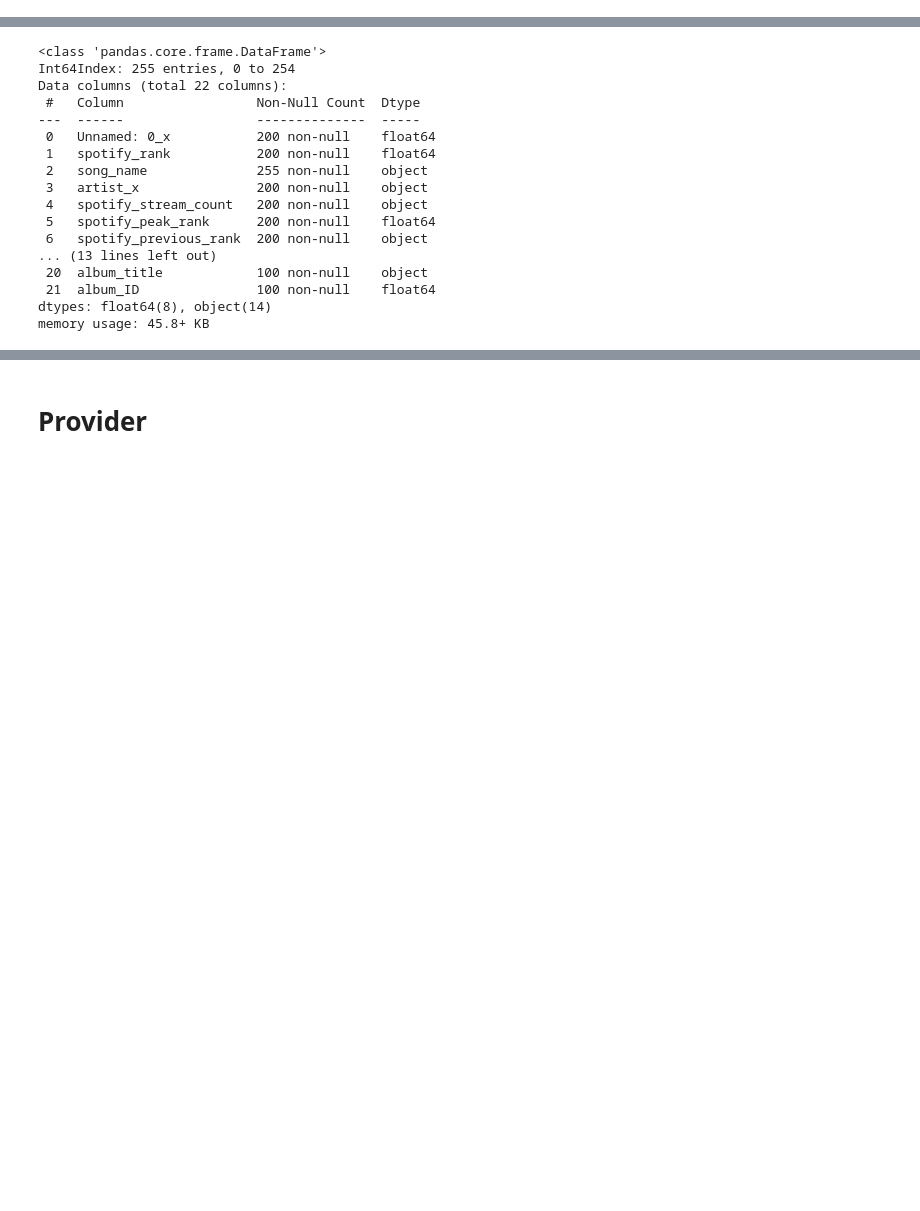
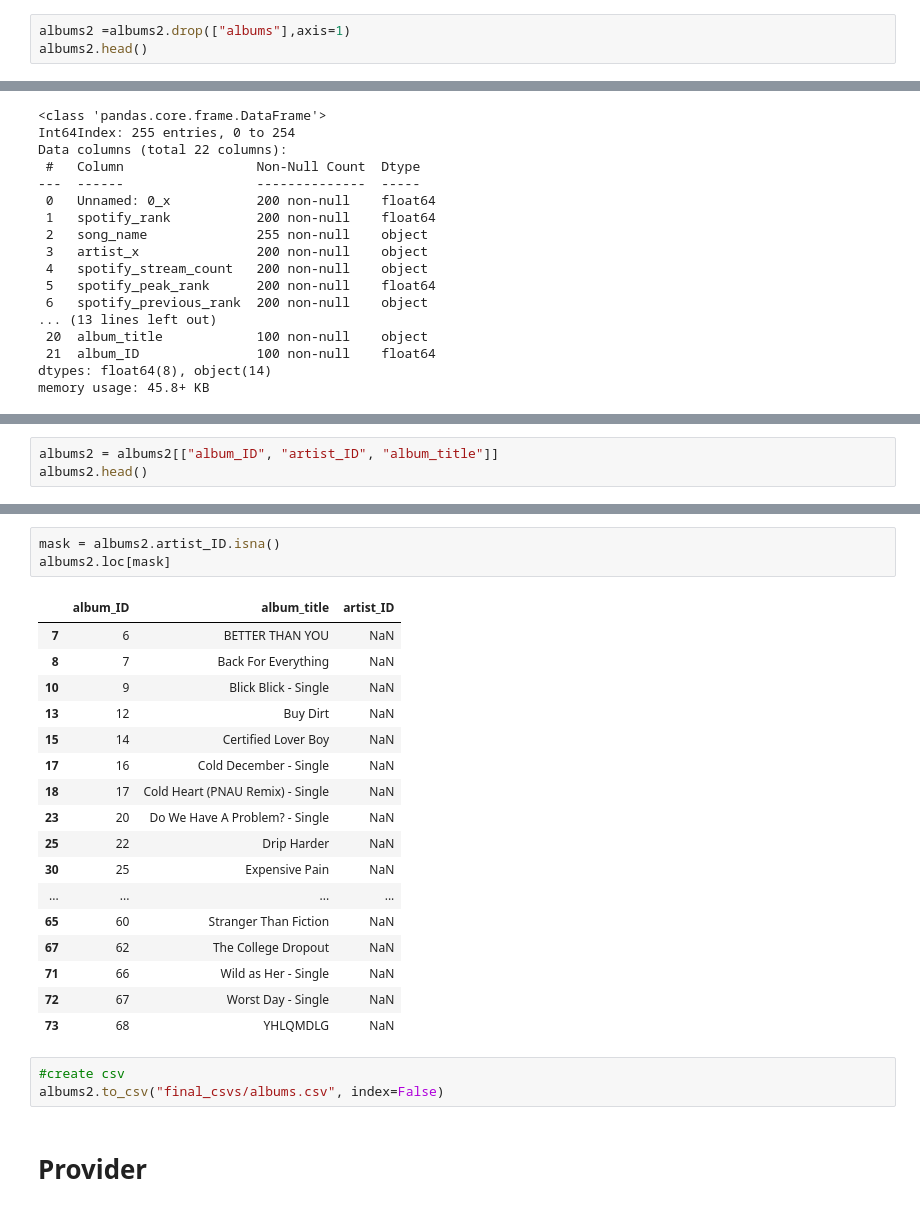
Before and after one commit to alvessab/project2_top_charts, a Jupyter notebook: transformation_notebook final.ipynb, the cells around one changed output, grey strips where cells are left out. Cells and saved outputs as stored; diff of their text form; blank space fills up the shorter version.

```diff
--- a/transformation_notebook final.ipynb
+++ b/transformation_notebook final.ipynb
@@ -351,0 +360,3 @@ albums2.head()
+# %%
+albums2 =albums2.drop(["albums"],axis=1)
+albums2.head()
@@ -410,0 +439,3 @@ memory usage: 45.8+ KB
+# %%
+albums2 = albums2[["album_ID", "artist_ID", "album_title"]]
+albums2.head()
@@ -411,3 +449,27 @@ memory usage: 45.8+ KB
+# %%
+mask = albums2.artist_ID.isna()
+albums2.loc[mask]
+# %% [output]
+|  | album_ID | album_title | artist_ID |
+| 7 | 6 | BETTER THAN YOU | NaN |
+| 8 | 7 | Back For Everything | NaN |
+| 10 | 9 | Blick Blick - Single | NaN |
+| 13 | 12 | Buy Dirt | NaN |
+| 15 | 14 | Certified Lover Boy | NaN |
+| 17 | 16 | Cold December - Single | NaN |
+| 18 | 17 | Cold Heart (PNAU Remix) - Single | NaN |
+| 23 | 20 | Do We Have A Problem? - Single | NaN |
+| 25 | 22 | Drip Harder | NaN |
+| 30 | 25 | Expensive Pain | NaN |
+| ... | ... | ... | ... |
+| 65 | 60 | Stranger Than Fiction | NaN |
+| 67 | 62 | The College Dropout | NaN |
+| 71 | 66 | Wild as Her - Single | NaN |
+| 72 | 67 | Worst Day - Single | NaN |
+| 73 | 68 | YHLQMDLG | NaN |
+# %%
+#create csv
+albums2.to_csv("final_csvs/albums.csv", index=False)
 # %% [markdown]
 # Provider
 # %%
```
Also changed, not shown: parts of 18 cells of this notebook, 7 other files.
